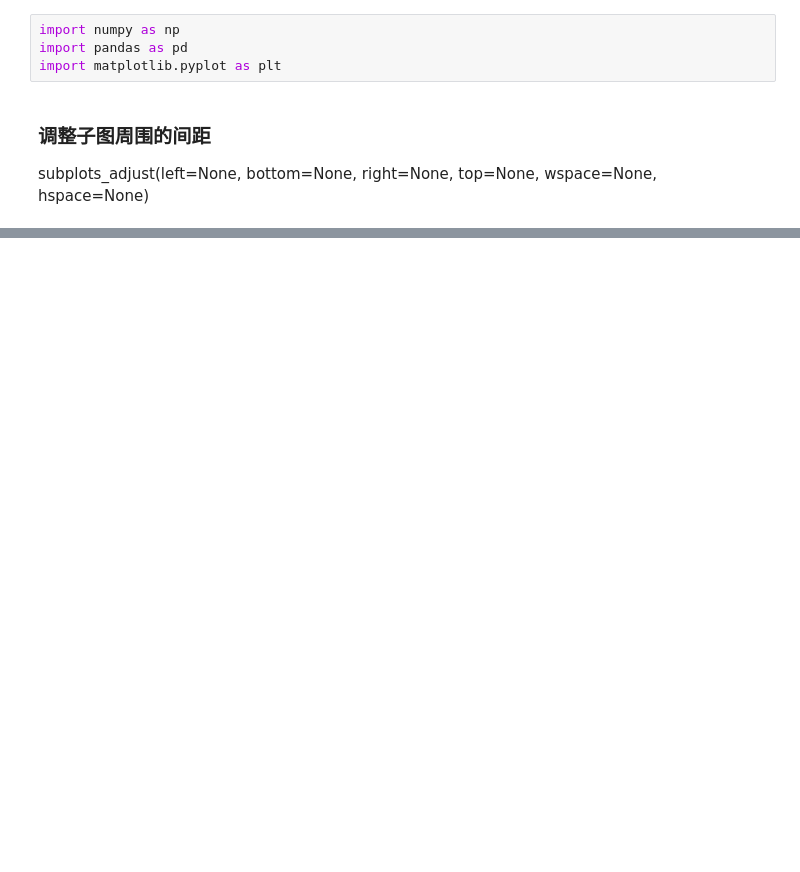
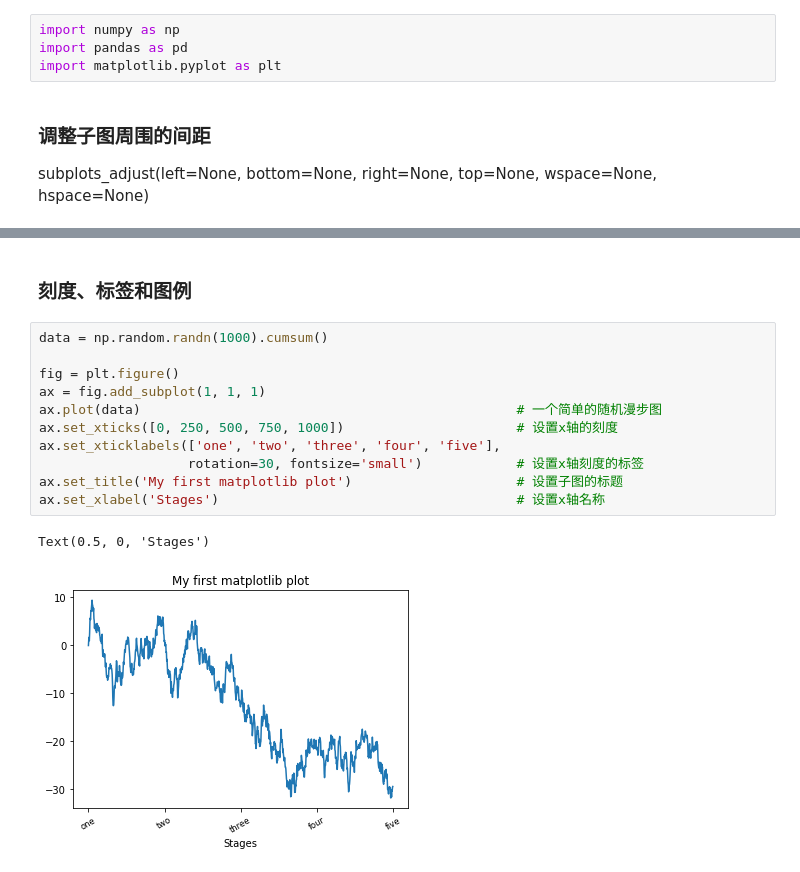
Before and after one commit to michaelbrucelin/HelloLanguage, a Jupyter notebook: Python/PlayGround/jupyter/07-信息可视化/02-常用设置.ipynb, the cells around one changed output, grey strips where cells are left out. Saved outputs shown, nothing was run; the diff lists cells and outputs as text; blank space fills up the shorter version.

```diff
--- a/Python/PlayGround/jupyter/07-信息可视化/02-常用设置.ipynb
+++ b/Python/PlayGround/jupyter/07-信息可视化/02-常用设置.ipynb
@@ -22,0 +38,16 @@ ax.plot(x, y, linestyle='--', color='#00FF00')
+# %% [markdown]
+### 刻度、标签和图例
+# %%
+data = np.random.randn(1000).cumsum()
+
+fig = plt.figure()
+ax = fig.add_subplot(1, 1, 1)
+ax.plot(data)                                                # 一个简单的随机漫步图
+ax.set_xticks([0, 250, 500, 750, 1000])                      # 设置x轴的刻度
+ax.set_xticklabels(['one', 'two', 'three', 'four', 'five'],
+                   rotation=30, fontsize='small')            # 设置x轴刻度的标签
+ax.set_title('My first matplotlib plot')                     # 设置子图的标题
+ax.set_xlabel('Stages')                                      # 设置x轴名称
+# %% [output]
+Text(0.5, 0, 'Stages')
+[figure, added]
```
Also changed, not shown: parts of 13 cells of this notebook, 2 other files.
